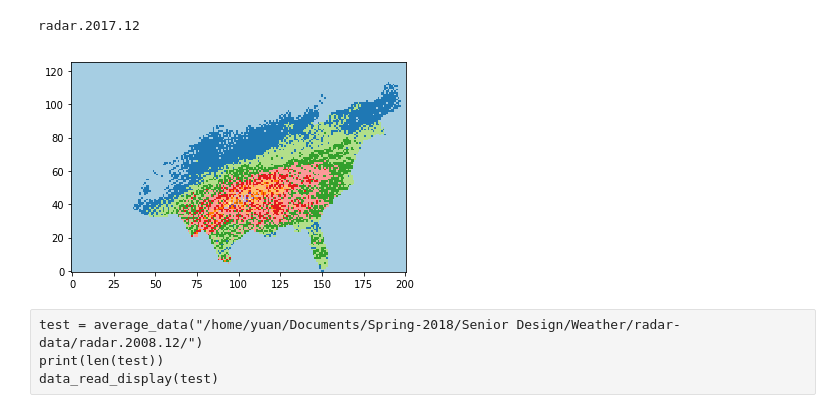
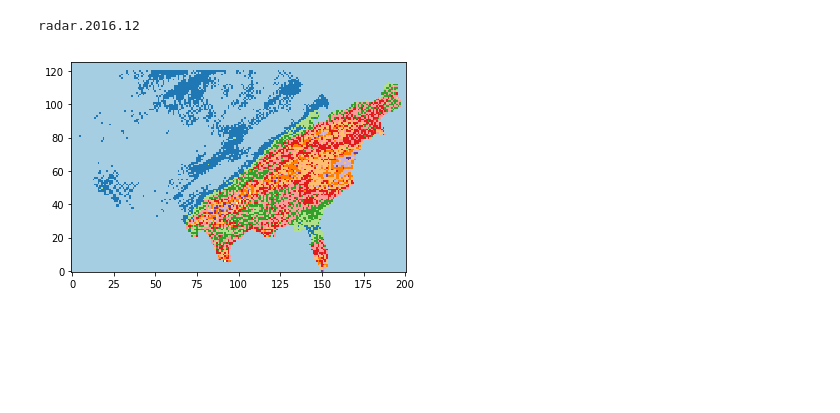
Before and after one commit to yuanzhou15/capstone-weather, a Jupyter notebook: yuan/Meeting 1 notebook.ipynb, the cells around one changed output. Cells and saved outputs as stored; diff of their text form; code cells hidden in the pictures; blank space fills up the shorter version.

```diff
--- a/yuan/Meeting 1 notebook.ipynb
+++ b/yuan/Meeting 1 notebook.ipynb
@@ -91,16 +68,12 @@ def average_data(directoryname):
 # %%
 import numpy as np
 #data = np.fromfile("/home/yuan/Documents/Spring-2018/Senior Design/Weather/radar-data/radar.2008.06/radar.20080601.00.dat",dtype='int16',count=-1,sep='') # 2 byte integers
 #data_read_display(data)
-test = average_data("/home/yuan/Documents/Spring-2018/Senior Design/Weather/radar-data/radar.2017.12/")
+test = average_data("/home/yuan/Documents/Spring-2018/Senior Design/Weather/radar-data/radar.2016.12/")
 #print(len(test))
 #print(type(test))
-print("radar.2017.12")
+print("radar.2016.12")
 data_read_display(test)
 # %% [output]
-radar.2017.12
+radar.2016.12
-[figure, old version]
+[figure, new version]
-# %% [raw]
-test = average_data("/home/yuan/Documents/Spring-2018/Senior Design/Weather/radar-data/radar.2008.12/")
-print(len(test))
-data_read_display(test)
```
Also changed, not shown: parts of 3 cells of this notebook.
